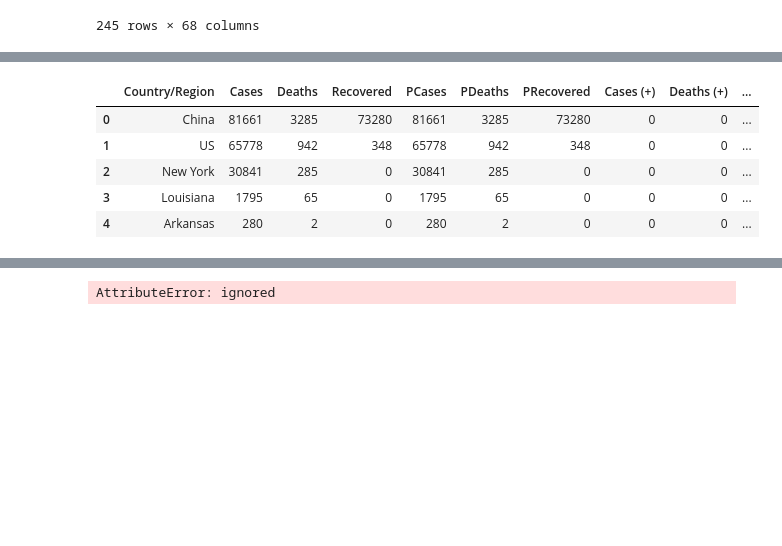
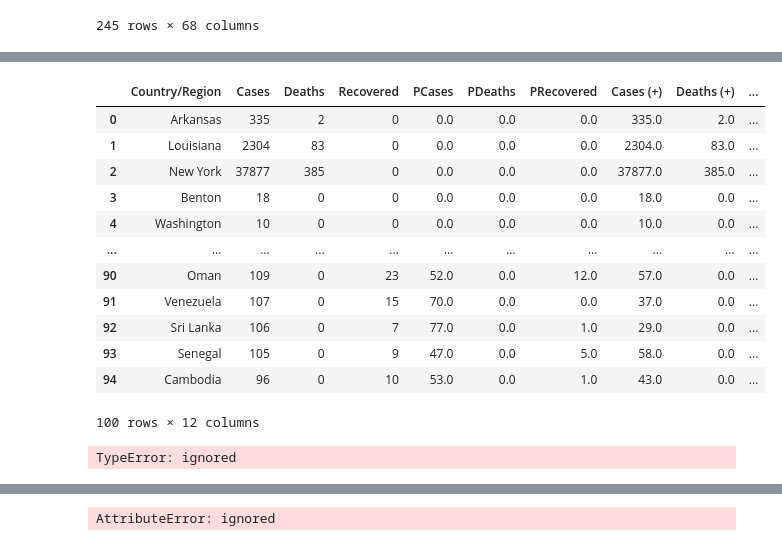
Before and after one commit to binliu0630/Data_Manipulation, a Jupyter notebook: Copy_of_2020_03_21_covid19_overview.ipynb, the cells around one changed output, grey strips where cells are left out. Cells and saved outputs as stored; diff of their text form; code cells hidden in the pictures; blank space fills up the shorter version.

```diff
--- a/Copy_of_2020_03_21_covid19_overview.ipynb
+++ b/Copy_of_2020_03_21_covid19_overview.ipynb
@@ -293,3 +351,6 @@ df_table = (pd.DataFrame(dict(
+# %%
+# ADD THE STATE AND COUNTY
+df_table = pd.concat([df_state_county, df_table])
 # %%
 df_table
 # %% [output]
@@ -309,2 +369,0 @@ df_table
-# %%
-df_table.rename(columns={'index': 'Country/Region'}, inplace=True)
@@ -326,0 +370,6 @@ df_table
+# %%
+for c in 'Cases, Deaths, Recovered'.split(', '):
+    df_table[f'{c} (+)'] = (df_table[c] - df_table[f'P{c}']).clip(0)  # DATA BUG
+df_table['Fatality Rate'] = (100 * df_table['Deaths'] / df_table['Cases']).round(1)
+df_table['Continent'] = df_table['Country/Region'].map(mapping['map.continent'])
+df_table.head(15)
@@ -327,11 +393,11 @@ df_table
 # %%
-#hide
-df_table = (pd.DataFrame(dict(
-    Cases=dfc_cases, Deaths=dfc_deaths, Recovered=dfc_recovered,
-    PCases=dfp_cases, PDeaths=dfp_deaths, PRecovered=dfp_recovered))
-             .sort_values(by=['Cases', 'Deaths'], ascending=[False, False])
-             .reset_index())
-df_table.rename(columns={'index': 'Country/Region'}, inplace=True)
+# #hide
+# df_table = (pd.DataFrame(dict(
+#     Cases=dfc_cases, Deaths=dfc_deaths, Recovered=dfc_recovered,
+#     PCases=dfp_cases, PDeaths=dfp_deaths, PRecovered=dfp_recovered))
+#              .sort_values(by=['Cases', 'Deaths'], ascending=[False, False])
+#              .reset_index())
+# df_table.rename(columns={'index': 'Country/Region'}, inplace=True)
 # for c in 'Cases, Deaths, Recovered'.split(', '):
 #     df_table[f'{c} (+)'] = (df_table[c] - df_table[f'P{c}']).clip(0)  # DATA BUG
 # df_table['Fatality Rate'] = (100 * df_table['Deaths'] / df_table['Cases']).round(1)
@@ -377,11 +470,22 @@ dft_ct_new_cases.head()
 | Andorra | 0 | 0 | 0 | 0 | 0 | 0 | 0 | 0 | 0 | 0 | ... |
 | Angola | 0 | 0 | 0 | 0 | 0 | 0 | 0 | 0 | 0 | 0 | ... |
 # %%
-df_table.head()
+df_table.head(100)
 # %% [output]
 |  | Country/Region | Cases | Deaths | Recovered | PCases | PDeaths | PRecovered | Cases (+) | Deaths (+) | ... |
-| 0 | China | 81661 | 3285 | 73280 | 81661 | 3285 | 73280 | 0 | 0 | ... |
-| 1 | US | 65778 | 942 | 348 | 65778 | 942 | 348 | 0 | 0 | ... |
-| 2 | New York | 30841 | 285 | 0 | 30841 | 285 | 0 | 0 | 0 | ... |
-| 3 | Louisiana | 1795 | 65 | 0 | 1795 | 65 | 0 | 0 | 0 | ... |
-| 4 | Arkansas | 280 | 2 | 0 | 280 | 2 | 0 | 0 | 0 | ... |
+| 0 | Arkansas | 335 | 2 | 0 | 0.0 | 0.0 | 0.0 | 335.0 | 2.0 | ... |
+| 1 | Louisiana | 2304 | 83 | 0 | 0.0 | 0.0 | 0.0 | 2304.0 | 83.0 | ... |
+| 2 | New York | 37877 | 385 | 0 | 0.0 | 0.0 | 0.0 | 37877.0 | 385.0 | ... |
+| 3 | Benton | 18 | 0 | 0 | 0.0 | 0.0 | 0.0 | 18.0 | 0.0 | ... |
+| 4 | Washington | 10 | 0 | 0 | 0.0 | 0.0 | 0.0 | 10.0 | 0.0 | ... |
+| ... | ... | ... | ... | ... | ... | ... | ... | ... | ... | ... |
+| 90 | Oman | 109 | 0 | 23 | 52.0 | 0.0 | 12.0 | 57.0 | 0.0 | ... |
+| 91 | Venezuela | 107 | 0 | 15 | 70.0 | 0.0 | 0.0 | 37.0 | 0.0 | ... |
+| 92 | Sri Lanka | 106 | 0 | 7 | 77.0 | 0.0 | 1.0 | 29.0 | 0.0 | ... |
+| 93 | Senegal | 105 | 0 | 9 | 47.0 | 0.0 | 5.0 | 58.0 | 0.0 | ... |
+| 94 | Cambodia | 96 | 0 | 10 | 53.0 | 0.0 | 1.0 | 43.0 | 0.0 | ... |
+100 rows × 12 columns
+# %%
+print(get_template(paths['overview']))
+# %% [output]
+TypeError: ignored
```
Also changed, not shown: parts of 22 cells of this notebook.
